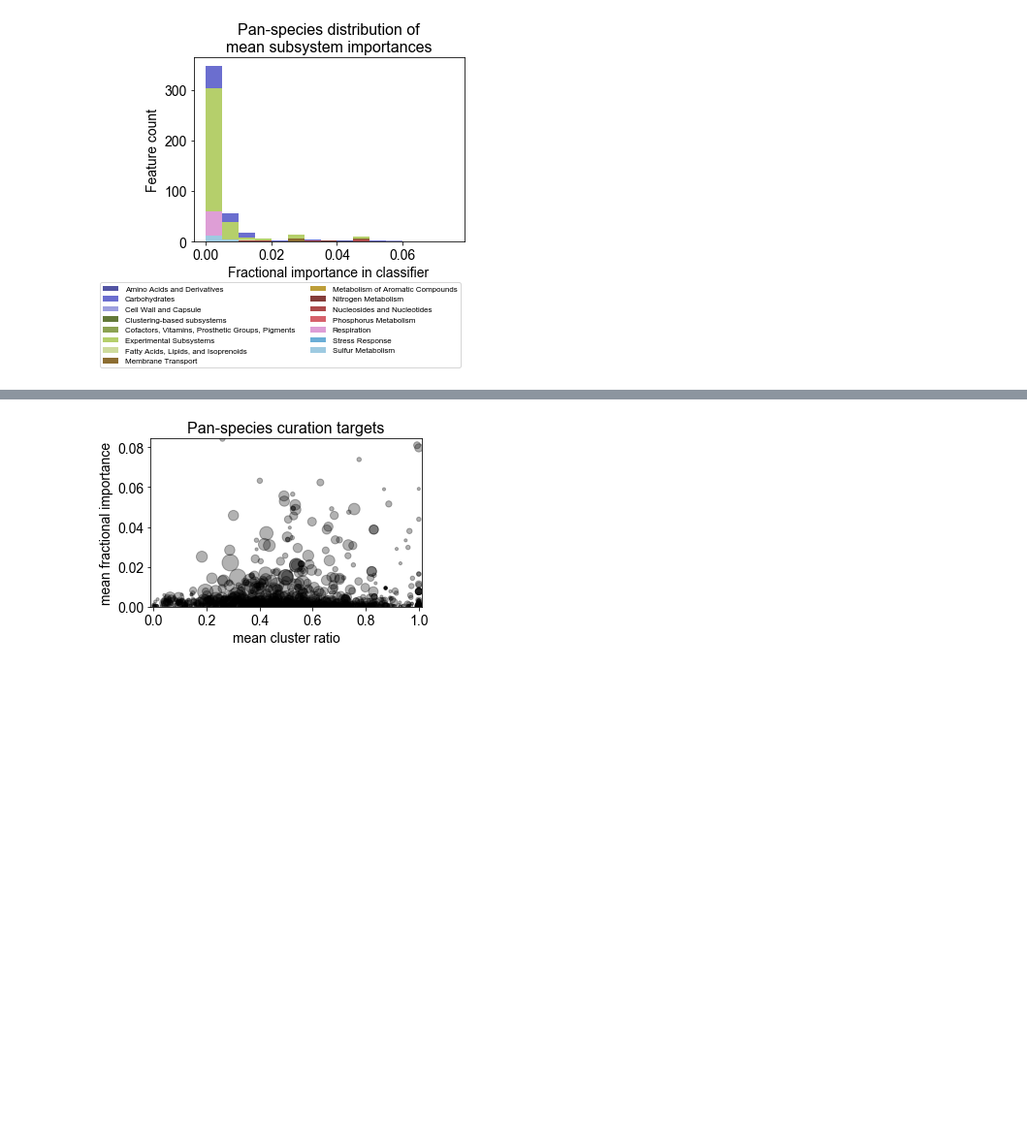
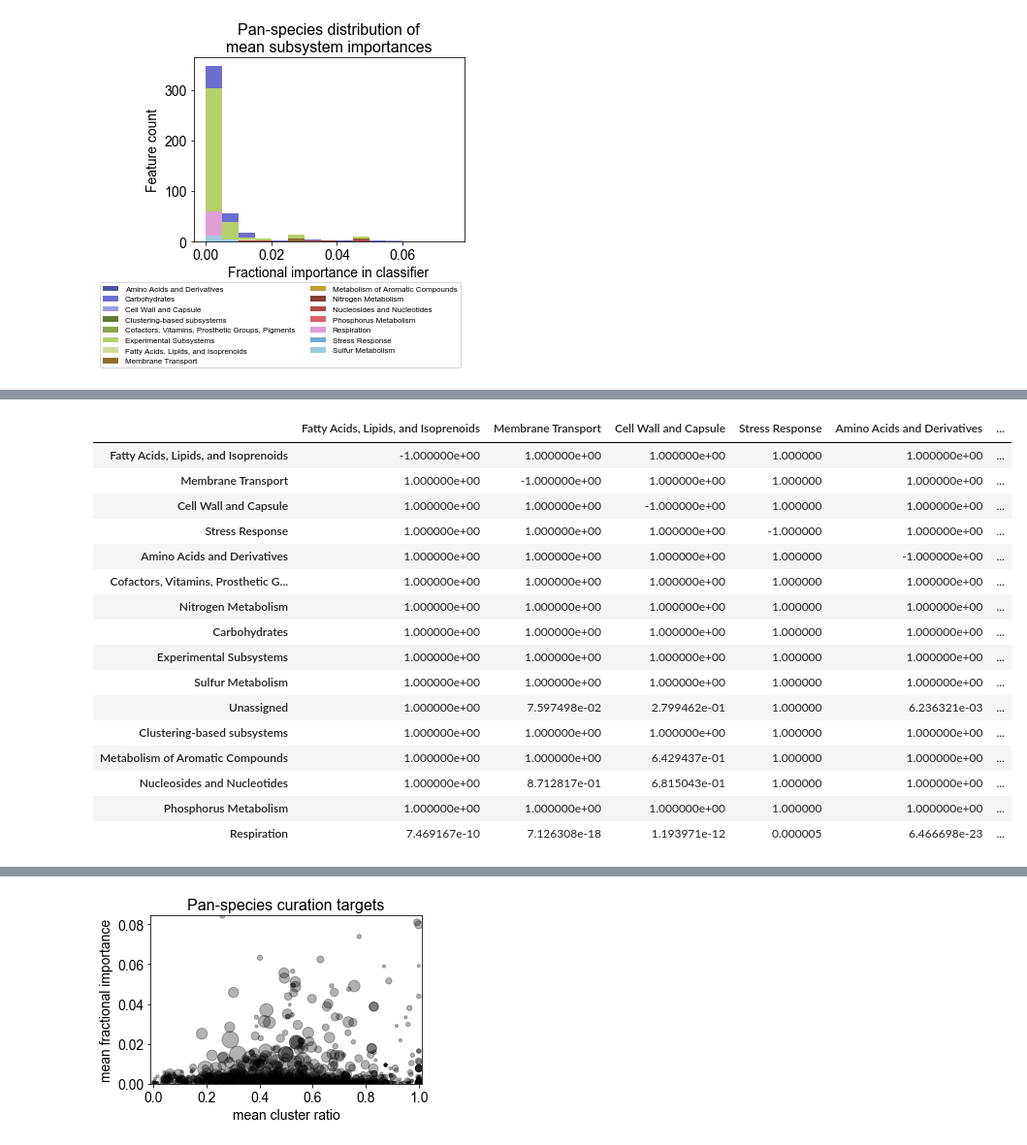
Before and after one commit to gregmedlock/ssl_ensembles, a Jupyter notebook: bin/curation_targets.ipynb, the cells around one changed output, grey strips where cells are left out. Shown at 97% size. Drawn from its saved outputs; the diff is of its cells as text; code cells hidden in the pictures; blank space fills up the shorter version.

```diff
--- a/bin/curation_targets.ipynb
+++ b/bin/curation_targets.ipynb
@@ -603,0 +631,40 @@ subsys_to_swarmbox(classes,
+# %%
+# Both Kruskal Wallis tests were well below sig thresh, so do post-hoc pairwise dunn's tests
+import scikit_posthocs as sp
+
+def do_posthoc_dunns(subsys_dict,ordered_subsystems,value_column):
+    all_data = []
+    for subsys in ordered_subsystems:
+        if len(subsys_dict[subsys][value_column]) > 10:
+            all_data.append(subsys_dict[subsys][value_column])
+
+
+    posthoc_result = sp.posthoc_dunn(all_data,p_adjust='bonferroni')
+    posthoc_result.columns = ordered_subsystems
+    posthoc_result.index = ordered_subsystems
+    return posthoc_result
+
+fractional_imp_posthoc = do_posthoc_dunns(classes,imp_order,value_column = 'mean fractional importance')
+cluster_ratio_posthoc = do_posthoc_dunns(classes,cr_order,value_column = 'mean cluster ratio')
+fractional_imp_posthoc.to_csv('../results/subsystems/posthoc_kw_fract_imp.csv', sep = ',')
+cluster_ratio_posthoc.to_csv('../results/subsystems/posthoc_kw_cluster_ratio.csv', sep = ',')
+# %%
+fractional_imp_posthoc
+# %% [output]
+|  | Fatty Acids, Lipids, and Isoprenoids | Membrane Transport | Cell Wall and Capsule | Stress Response | Amino Acids and Derivatives | ... |
+| Fatty Acids, Lipids, and Isoprenoids | -1.000000e+00 | 1.000000e+00 | 1.000000e+00 | 1.000000 | 1.000000e+00 | ... |
+| Membrane Transport | 1.000000e+00 | -1.000000e+00 | 1.000000e+00 | 1.000000 | 1.000000e+00 | ... |
+| Cell Wall and Capsule | 1.000000e+00 | 1.000000e+00 | -1.000000e+00 | 1.000000 | 1.000000e+00 | ... |
+| Stress Response | 1.000000e+00 | 1.000000e+00 | 1.000000e+00 | -1.000000 | 1.000000e+00 | ... |
+| Amino Acids and Derivatives | 1.000000e+00 | 1.000000e+00 | 1.000000e+00 | 1.000000 | -1.000000e+00 | ... |
+| Cofactors, Vitamins, Prosthetic G... | 1.000000e+00 | 1.000000e+00 | 1.000000e+00 | 1.000000 | 1.000000e+00 | ... |
+| Nitrogen Metabolism | 1.000000e+00 | 1.000000e+00 | 1.000000e+00 | 1.000000 | 1.000000e+00 | ... |
+| Carbohydrates | 1.000000e+00 | 1.000000e+00 | 1.000000e+00 | 1.000000 | 1.000000e+00 | ... |
+| Experimental Subsystems | 1.000000e+00 | 1.000000e+00 | 1.000000e+00 | 1.000000 | 1.000000e+00 | ... |
+| Sulfur Metabolism | 1.000000e+00 | 1.000000e+00 | 1.000000e+00 | 1.000000 | 1.000000e+00 | ... |
+| Unassigned | 1.000000e+00 | 7.597498e-02 | 2.799462e-01 | 1.000000 | 6.236321e-03 | ... |
+| Clustering-based subsystems | 1.000000e+00 | 1.000000e+00 | 1.000000e+00 | 1.000000 | 1.000000e+00 | ... |
+| Metabolism of Aromatic Compounds | 1.000000e+00 | 1.000000e+00 | 6.429437e-01 | 1.000000 | 1.000000e+00 | ... |
+| Nucleosides and Nucleotides | 1.000000e+00 | 8.712817e-01 | 6.815043e-01 | 1.000000 | 1.000000e+00 | ... |
+| Phosphorus Metabolism | 1.000000e+00 | 1.000000e+00 | 1.000000e+00 | 1.000000 | 1.000000e+00 | ... |
+| Respiration | 7.469167e-10 | 7.126308e-18 | 1.193971e-12 | 0.000005 | 6.466698e-23 | ... |
```
Also changed, not shown: parts of 9 cells of this notebook, 53 other files.
